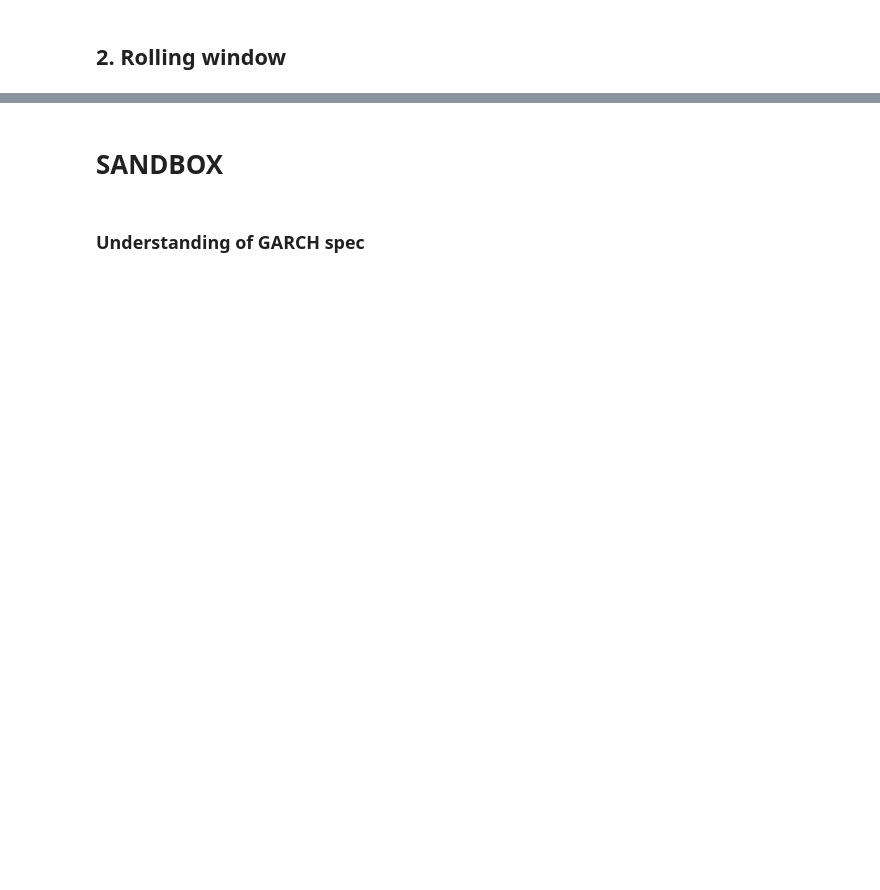
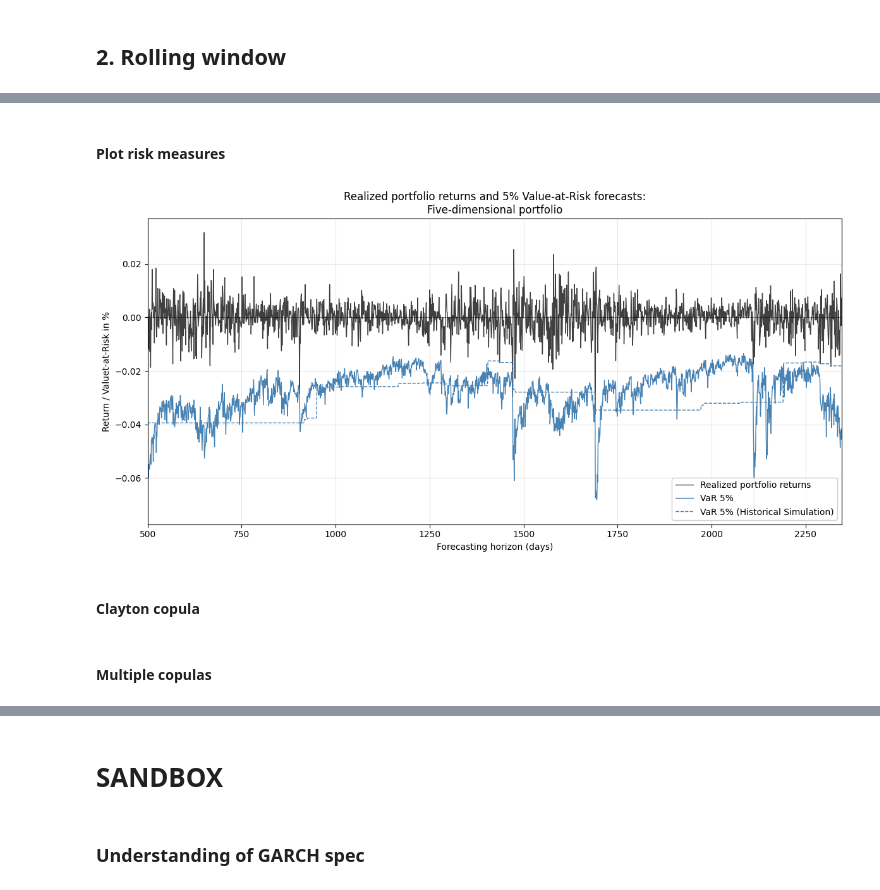
Before and after one commit to andrebraeuer/machinelearning, a Jupyter notebook: SANDBOX_copulagarch.ipynb, the cells around one changed output, grey strips where cells are left out. Cells and saved outputs as stored; diff of their text form; code cells hidden in the pictures; blank space fills up the shorter version.

Commit message:
Copula-GARCH VaR Forecasting + Backtesting implementation

```diff
--- a/SANDBOX_copulagarch.ipynb
+++ b/SANDBOX_copulagarch.ipynb
@@ -49,0 +205,4 @@ returns.head()
+# %%
+returns = pd.read_csv("/Users/andre/Documents/machinelearning/data/qrm2025_returns.csv")
+returns = returns.iloc[1:]
+returns.head()
@@ -50,14 +226,15 @@ returns.head()
 # %% [markdown]
 ### 1.2 Configuration
 # %%
-WINDOW = 250
-FORECAST = 100
+WINDOW = 500
+N_FORECAST = len(returns) - WINDOW
 N_SIM = 10000
 
-ALPHA = 0.05
+ALPHA = 0.05, 0.01 # Signifikanzniveaus für VaR-Berechnung
 
 SCALE = 100 # scale factor for returns to improve GARCH convergence
 
 SEED = 42
 
 weights = np.ones(len(TICKERS)) / len(TICKERS)
+N_FORECAST
@@ -65,0 +247,14 @@ weights = np.ones(len(TICKERS)) / len(TICKERS)
+# %%
+# Initializing DataFrames to store VaR results and realized returns for the forecast period
+fcst_idx = returns.index[WINDOW: WINDOW + N_FORECAST] # Index für die nächsten 100 Tage, für die wir Vorhersagen machen wollen
+
+# var5 = pd.DataFrame(index=fcst_idx, columns=["Gaussian Copula", "t Copula"], dtype=float)
+# var1 = pd.DataFrame(index=fcst_idx, columns=["Gaussian Copula", "t Copula"], dtype=float)
+
+var_5_alt = pd.Series(index=fcst_idx, dtype=float, name='VaR_5%')
+var_1_alt = pd.Series(index=fcst_idx, dtype=float, name='VaR_1%')
+
+var_5_hs = pd.Series(index=fcst_idx, dtype=float, name='VaR_5%_HS')
+var_1_hs = pd.Series(index=fcst_idx, dtype=float, name='VaR_1%_HS')
+
+realized = pd.Series(index=fcst_idx, dtype=float, name='realized')
@@ -65,0 +320,22 @@ weights = np.ones(len(TICKERS)) / len(TICKERS)
+# %% [markdown]
+#### Plot risk measures
+# %%
+fig, ax = plt.subplots(figsize=(12, 6))
+
+ax.plot(realized.index, realized.values, color="black", lw=1, alpha=0.75, label="Realized portfolio returns")
+ax.plot(var_5_alt.index, var_5_alt.values, color="steelblue", lw=1, label="VaR 5%")
+ax.plot(var_5_hs.index, var_5_hs.values, color="steelblue", lw=1, ls="--", label="VaR 5% (Historical Simulation)")
+
+ax.axhline(0, color="black", lw=0.5, alpha=0.5)
+ax.set_xlabel("Forecasting horizon (days)")
+ax.set_ylabel("Return / Valuet-at-Risk in %")
+ax.set_xlim(realized.index[0], realized.index[-1])
+ax.set_title("Realized portfolio returns and 5% Value-at-Risk forecasts:\nFive-dimensional portfolio")
+ax.legend(loc="lower right", framealpha=0.9)
+ax.grid(True, alpha=0.3)
+plt.tight_layout()
+plt.show()
+# %% [output]
+[figure, added]
+# %% [markdown]
+#### Clayton copula
@@ -65,0 +377,2 @@ weights = np.ones(len(TICKERS)) / len(TICKERS)
+# %% [markdown]
+#### Multiple copulas
```
Also changed, not shown: parts of 101 cells of this notebook, 6 other files.
